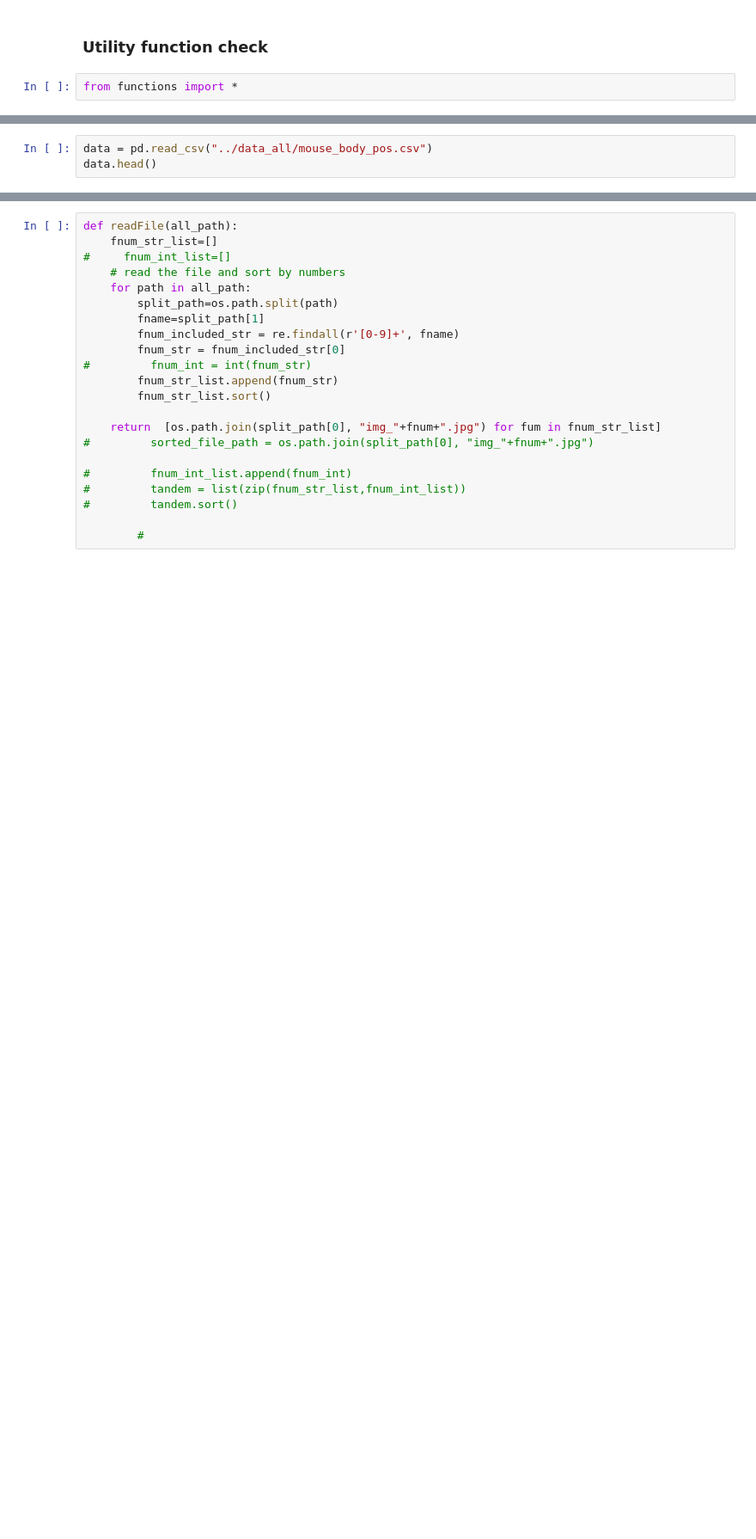
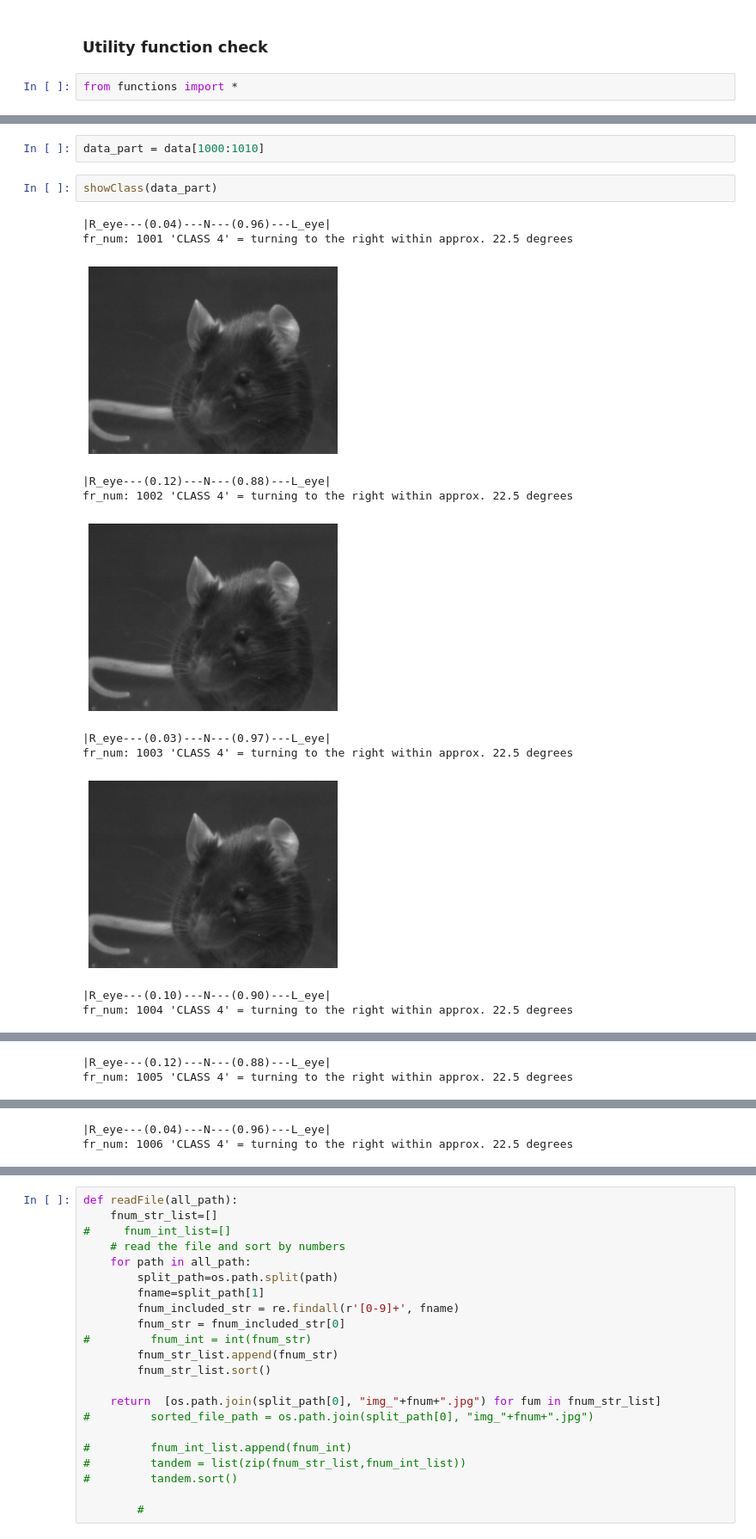
Before and after one commit to caocao0525/Mouse01, a Jupyter notebook: function_check_stage.ipynb, the cells around one changed output, grey strips where cells are left out. Shown at 86% size. Drawn from its saved outputs; the diff is of its cells as text; blank space fills up the shorter version.

```diff
--- a/function_check_stage.ipynb
+++ b/function_check_stage.ipynb
@@ -358,3 +4,0 @@ len(all_path)
-# %%
-data = pd.read_csv("../data_all/mouse_body_pos.csv")
-data.head()
@@ -681,0 +8,16 @@ os.path.split(all_path[0])[0]
+# %%
+data_part = data[1000:1010]
+# %%
+showClass(data_part)
+# %% [output]
+|R_eye---(0.04)---N---(0.96)---L_eye|
+fr_num: 1001 'CLASS 4' = turning to the right within approx. 22.5 degrees
+[figure, added]
+|R_eye---(0.12)---N---(0.88)---L_eye|
+fr_num: 1002 'CLASS 4' = turning to the right within approx. 22.5 degrees
+[figure, added]
+|R_eye---(0.03)---N---(0.97)---L_eye|
+fr_num: 1003 'CLASS 4' = turning to the right within approx. 22.5 degrees
+[figure, added]
+|R_eye---(0.10)---N---(0.90)---L_eye|
+fr_num: 1004 'CLASS 4' = turning to the right within approx. 22.5 degrees
@@ -681,0 +25,2 @@ os.path.split(all_path[0])[0]
+|R_eye---(0.12)---N---(0.88)---L_eye|
+fr_num: 1005 'CLASS 4' = turning to the right within approx. 22.5 degrees
@@ -681,0 +28,2 @@ os.path.split(all_path[0])[0]
+|R_eye---(0.04)---N---(0.96)---L_eye|
+fr_num: 1006 'CLASS 4' = turning to the right within approx. 22.5 degrees
```
Also changed, not shown: parts of 81 cells of this notebook, 3 other files.
